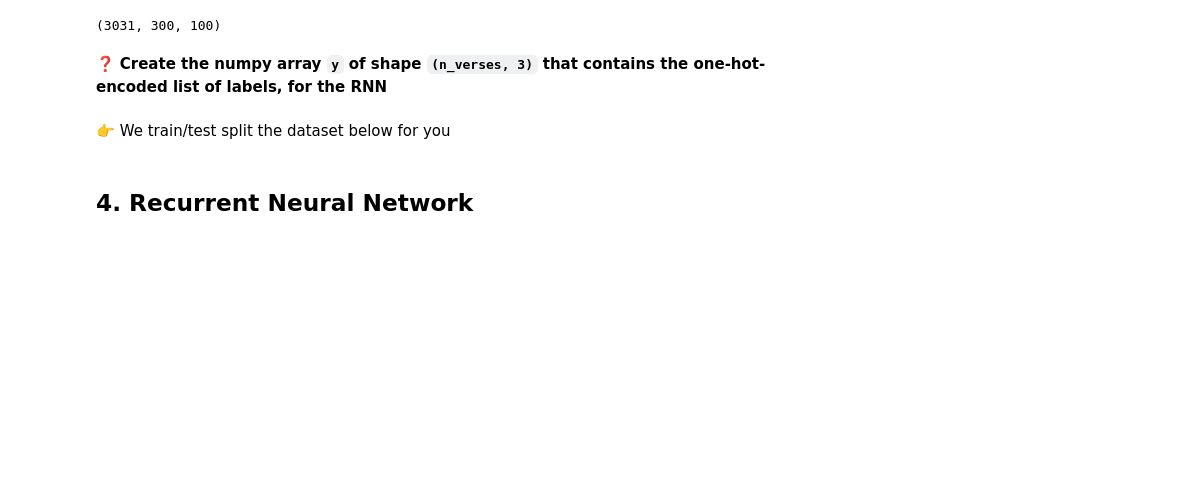
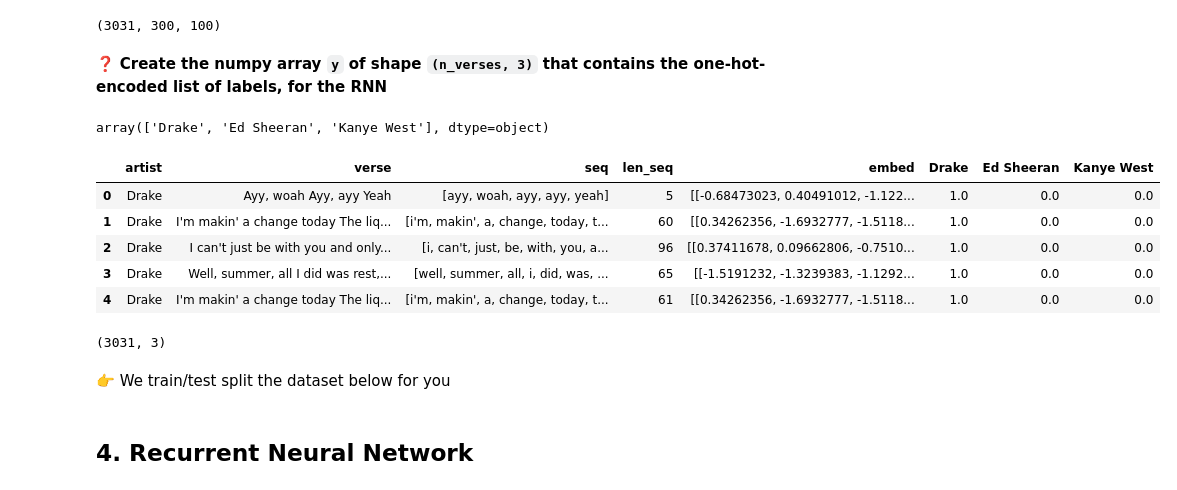
Before and after one commit to pblclrd/data-certification-exam, a Jupyter notebook: recurrent_neural_network/lyrics_detector.ipynb, the cells around one changed output. Drawn from its saved outputs; the diff is of its cells as text; code cells hidden in the pictures; blank space fills up the shorter version.

```diff
--- a/recurrent_neural_network/lyrics_detector.ipynb
+++ b/recurrent_neural_network/lyrics_detector.ipynb
@@ -320,0 +299,4 @@ X.shape
+# %%
+data['artist'].unique()
+# %% [output]
+array(['Drake', 'Ed Sheeran', 'Kanye West'], dtype=object)
@@ -320,0 +310,9 @@ X.shape
+# %%
+data.head()
+# %% [output]
+|  | artist | verse | seq | len_seq | embed | Drake | Ed Sheeran | Kanye West |
+| 0 | Drake | Ayy, woah Ayy, ayy Yeah | [ayy, woah, ayy, ayy, yeah] | 5 | [[-0.68473023, 0.40491012, -1.122... | 1.0 | 0.0 | 0.0 |
+| 1 | Drake | I'm makin' a change today The liq... | [i'm, makin', a, change, today, t... | 60 | [[0.34262356, -1.6932777, -1.5118... | 1.0 | 0.0 | 0.0 |
+| 2 | Drake | I can't just be with you and only... | [i, can't, just, be, with, you, a... | 96 | [[0.37411678, 0.09662806, -0.7510... | 1.0 | 0.0 | 0.0 |
+| 3 | Drake | Well, summer, all I did was rest,... | [well, summer, all, i, did, was, ... | 65 | [[-1.5191232, -1.3239383, -1.1292... | 1.0 | 0.0 | 0.0 |
+| 4 | Drake | I'm makin' a change today The liq... | [i'm, makin', a, change, today, t... | 61 | [[0.34262356, -1.6932777, -1.5118... | 1.0 | 0.0 | 0.0 |
@@ -321,3 +321,7 @@ X.shape
+# %%
+y.shape
+# %% [output]
+(3031, 3)
 # %% [markdown]
 👉 We train/test split the dataset below for you
 # %%
```
Also changed, not shown: parts of 12 cells of this notebook, 2 other files.
